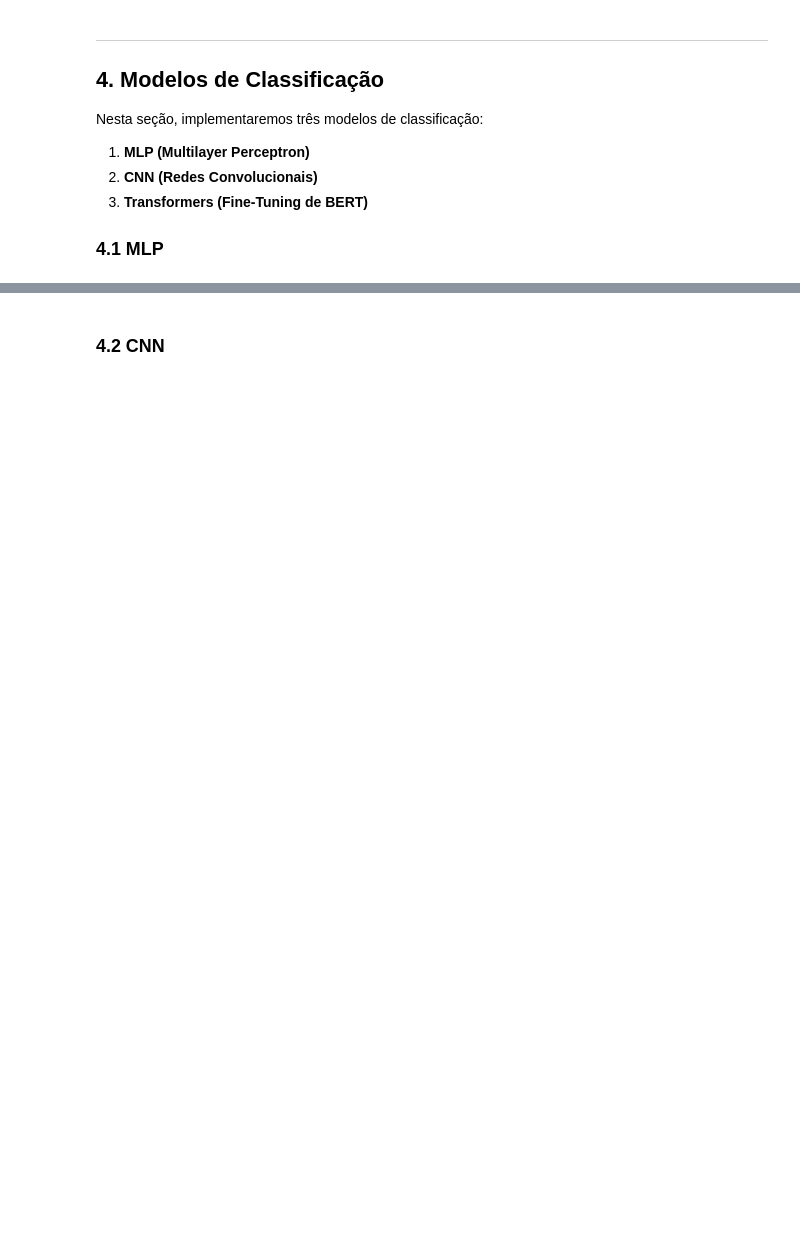
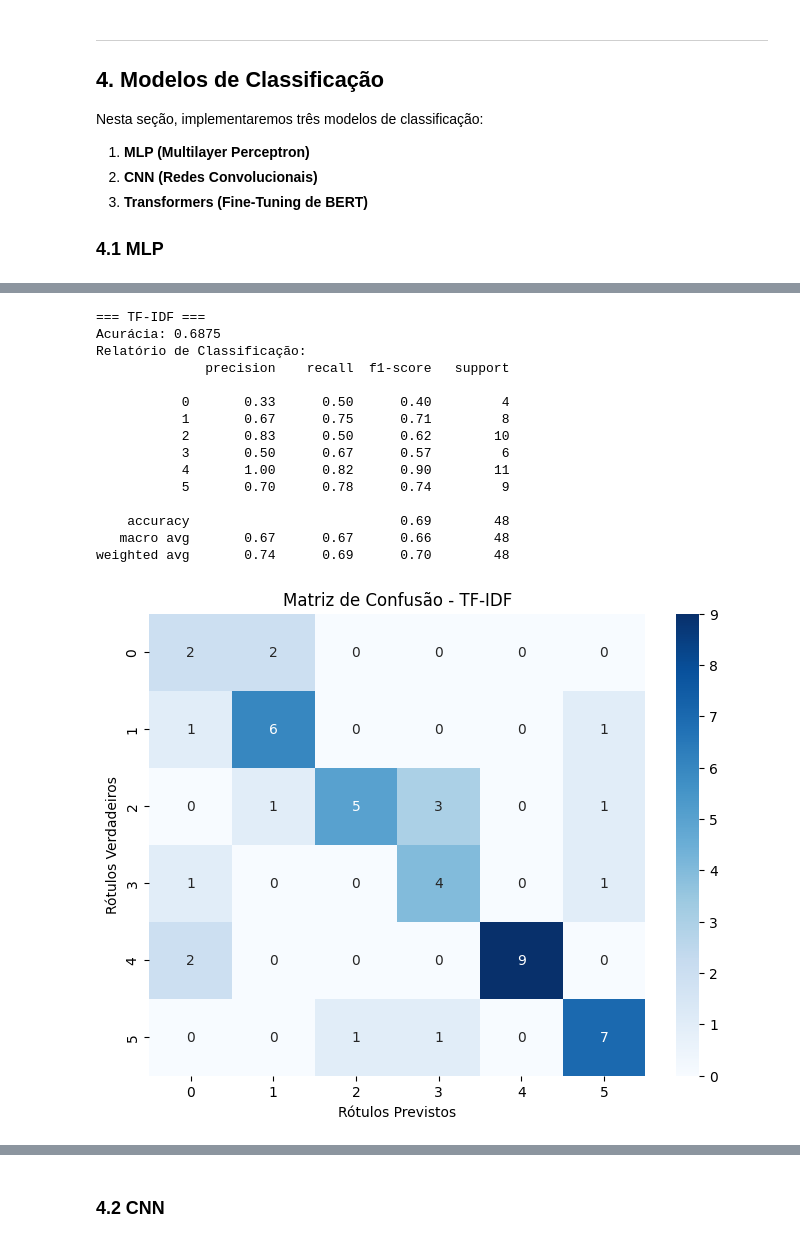
Before and after one commit to karielson/PPGEP9002_INTELIGENCIA_COMPUTACIONAL, a Jupyter notebook: Classificação_de_Textos_usando_Redes_Neurais_e_Métodos_de_Classificação_Supervisionada.ipynb, the cells around one changed output, grey strips where cells are left out. Drawn from its saved outputs; the diff is of its cells as text; code cells hidden in the pictures; blank space fills up the shorter version.

```diff
--- a/Classificação_de_Textos_usando_Redes_Neurais_e_Métodos_de_Classificação_Supervisionada.ipynb
+++ b/Classificação_de_Textos_usando_Redes_Neurais_e_Métodos_de_Classificação_Supervisionada.ipynb
@@ -230,0 +279,80 @@ Relatório de Classificação:
+# %%
+import matplotlib.pyplot as plt
+import seaborn as sns
+import numpy as np
+from sklearn.neural_network import MLPClassifier
+from sklearn.metrics import accuracy_score, classification_report, confusion_matrix
+
+# Placeholder para armazenar os resultados
+results = []
+
+def train_and_evaluate(X_train, X_test, method_name):
+    # Treinar o modelo MLP
+    mlp = MLPClassifier(hidden_layer_sizes=(100,), max_iter=500, random_state=42)
+    mlp.fit(X_train, train_labels)
+
+    # Fazer previsões
+    predictions = mlp.predict(X_test)
+
+    # Calcular acurácia
+    acc = accuracy_score(test_labels, predictions)
+
+    # Salvar resultados
+    results.append((method_name, acc))
+
+    # Exibir relatório de classificação
+    print(f"\n=== {method_name} ===")
+    print(f"Acurácia: {acc:.4f}")
+    print("Relatório de Classificação:")
+    print(classification_report(test_labels, predictions))
+
+    # Exibir matriz de confusão
+    conf_matrix = confusion_matrix(test_labels, predictions)
+    plt.figure(figsize=(8, 6))
+    sns.heatmap(conf_matrix, annot=True, fmt='d', cmap='Blues', xticklabels=set(test_labels), yticklabels=set(test_labels))
+    plt.title(f"Matriz de Confusão - {method_name}")
+    plt.xlabel("Rótulos Previstos")
+    plt.ylabel("Rótulos Verdadeiros")
+    plt.show()
+
+# Normalizar os embeddings de Word2Vec
+X_train_w2v = np.array(X_train_w2v)
+X_test_w2v = np.array(X_test_w2v)
+
+# Garantir que os embeddings de BERT sejam numpy arrays
+X_train_bert = np.vstack(X_train_bert)
+X_test_bert = np.vstack(X_test_bert)
+
+# Avaliar cada método de embedding
+train_and_evaluate(X_train_tfidf, X_test_tfidf, "TF-IDF")
+train_and_evaluate(X_train_w2v, X_test_w2v, "Word2Vec")
+train_and_evaluate(X_train_bert, X_test_bert, "BERT")
+
+# Comparar as acurácias
+methods, accuracies = zip(*results)
+
+# Exibir gráfico comparativo
+plt.figure(figsize=(10, 6))
+plt.bar(methods, accuracies, color=['skyblue', 'lightgreen', 'salmon'])
+plt.title("Comparação de Acurácia entre Diferentes Métodos de Embeddings")
+plt.xlabel("Métodos de Embeddings")
+plt.ylabel("Acurácia")
+plt.ylim(0, 1)
+plt.show()
+# %% [output]
+=== TF-IDF ===
+Acurácia: 0.6875
+Relatório de Classificação:
+              precision    recall  f1-score   support
+
+           0       0.33      0.50      0.40         4
+           1       0.67      0.75      0.71         8
+           2       0.83      0.50      0.62        10
+           3       0.50      0.67      0.57         6
+           4       1.00      0.82      0.90        11
+           5       0.70      0.78      0.74         9
+
+    accuracy                           0.69        48
+   macro avg       0.67      0.67      0.66        48
+weighted avg       0.74      0.69      0.70        48
+[figure, added]
```
Also changed, not shown: parts of 13 cells of this notebook.
